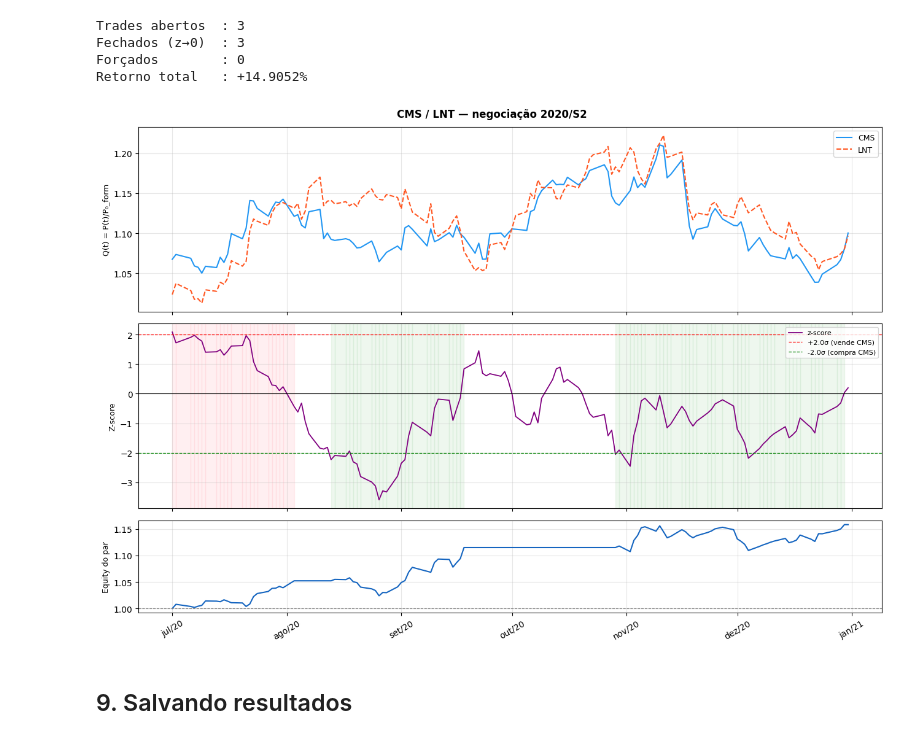
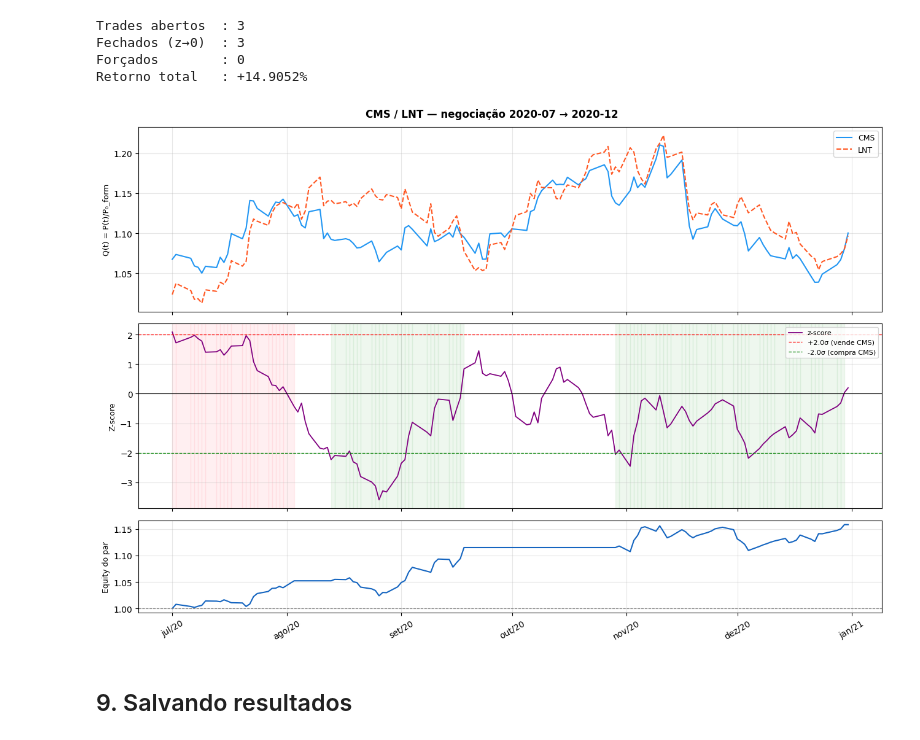
Before and after one commit to jvleichter-data/TCC-pair-trading, a Jupyter notebook: new_aproach/src/distance/pairs_trading.ipynb, the cells around one changed output. Drawn from its saved outputs; the diff is of its cells as text; code cells hidden in the pictures.

```diff
--- a/new_aproach/src/distance/pairs_trading.ipynb
+++ b/new_aproach/src/distance/pairs_trading.ipynb
@@ -533,18 +636,25 @@ Semestres positivos: 57 de 69  (83%)
 Altere as variáveis abaixo para visualizar qualquer par em qualquer janela.
 # %%
 # === Configuração: escolha o par a explorar ===
-NEGOCIACAO_ALVO = '2020/S2'   # semestre de negociação
-RANK_ALVO       = 1           # rank do par (1–20)
+NEG_INICIO_ALVO = '2020-07'   # mês inicial do período de negociação ('YYYY-MM')
+RANK_ALVO       = 1           # rank do par (1–TOP_K)
 
-# Busca o par
-par_info = pares[
-    (pares['negociacao'] == NEGOCIACAO_ALVO) &
+sel = pares[
+    (pares['negociacao_inicio'] == NEG_INICIO_ALVO) &
     (pares['rank'] == RANK_ALVO)
-].squeeze()
+]
+if sel.empty:   # a janela pedida não existe na grade atual — usa a primeira disponível
+    NEG_INICIO_ALVO = pares['negociacao_inicio'].iloc[0]
+    sel = pares[
+        (pares['negociacao_inicio'] == NEG_INICIO_ALVO) &
+        (pares['rank'] == RANK_ALVO)
+    ]
+
+par_info = sel.iloc[0]
 
 print(f"Par selecionado : {par_info['ativo1']} / {par_info['ativo2']}")
 print(f"Janela          : {par_info['janela']}")
-print(f"Negociação      : {par_info['negociacao']}")
+print(f"Negociação      : {par_info['negociacao_inicio']} → {par_info['negociacao_fim']}")
 print(f"SSD             : {par_info['ssd']:.6f}")
 print(f"Spread μ        : {par_info['spread_media']:.6f}")
 print(f"Spread σ        : {par_info['spread_desvio']:.6f}")
@@ -559,9 +669,14 @@ Spread σ        : 0.021473
 a1 = par_info['ativo1']
 a2 = par_info['ativo2']
 
-# Carrega preços
-mask_form = df['period'].isin([par_info['formacao_inicio'], par_info['formacao_fim']])
-mask_neg  = df['period'] == par_info['negociacao']
+# Carrega preços (recorte por mês calendário)
+form_inicio = pd.Period(par_info['formacao_inicio'],   freq='M')
+form_fim    = pd.Period(par_info['formacao_fim'],      freq='M')
+neg_inicio  = pd.Period(par_info['negociacao_inicio'], freq='M')
+neg_fim     = pd.Period(par_info['negociacao_fim'],    freq='M')
+
+mask_form = (meses_por_linha >= form_inicio) & (meses_por_linha <= form_fim)
+mask_neg  = (meses_por_linha >= neg_inicio)  & (meses_por_linha <= neg_fim)
 
 precos_form = df.loc[mask_form, [a1, a2]].dropna()
 precos_neg  = df.loc[mask_neg,  [a1, a2]].dropna()
@@ -586,14 +701,15 @@ Retorno total   : +14.9052%
 # %%
 if resultado is not None:
     # Preços normalizados (Q) no período de negociação
-    P0    = precos_form.iloc[0]
+    P0    = precos_form.sort_index().iloc[0]
     Q_neg = precos_neg / P0
     equity_par = (1 + resultado['retorno_diario']).cumprod()
 
     fig, axes = plt.subplots(3, 1, figsize=(13, 9), sharex=True,
                               gridspec_kw={'height_ratios': [2, 2, 1]})
-    fig.suptitle(f"{a1} / {a2} — negociação {par_info['negociacao']}",
-                 fontsize=12, fontweight='bold')
+    fig.suptitle(
+        f"{a1} / {a2} — negociação {par_info['negociacao_inicio']} → {par_info['negociacao_fim']}",
+        fontsize=12, fontweight='bold')
 
     # Painel 1: preços normalizados Q(t)
     ax1 = axes[0]
@@ -610,34 +726,34 @@ if resultado is not None:
     ax2.axhline(+DELTA, color='red',   lw=0.9, ls='--', label=f'+{DELTA}σ (vende {a1})')
     ax2.axhline(-DELTA, color='green', lw=0.9, ls='--', label=f'-{DELTA}σ (compra {a1})')
     if STOP is not None:
         ax2.axhline(+STOP, color='red',   lw=0.7, ls=':', alpha=0.5)
         ax2.axhline(-STOP, color='green', lw=0.7, ls=':', alpha=0.5)
 
     # Sombreia períodos com posição aberta
     pos = resultado['position'].values
     datas = resultado.index
     for t in range(len(pos)):
         if pos[t] != 0:
             cor = '#FFCDD2' if pos[t] == -1 else '#C8E6C9'
             ax2.axvspan(datas[t], datas[min(t+1, len(datas)-1)], alpha=0.3, color=cor)
 
     ax2.set_ylabel('Z-score', fontsize=9)
     ax2.legend(fontsize=8, loc='upper right')
     ax2.grid(alpha=0.3)
 
     # Painel 3: equity acumulada do par
     ax3 = axes[2]
     ax3.plot(equity_par.index, equity_par.values, color='#1565C0', lw=1.5)
     ax3.axhline(1, color='gray', lw=0.8, ls='--')
     ax3.set_ylabel('Equity do par', fontsize=9)
     ax3.xaxis.set_major_formatter(mdates.DateFormatter('%b/%y'))
     ax3.tick_params(axis='x', rotation=30)
     ax3.grid(alpha=0.3)
 
     plt.tight_layout()
     plt.show()
 # %% [output]
-[figure, old version]
+[figure, new version]
 # %% [markdown]
 ## 9. Salvando resultados
 # %%
```
Also changed, not shown: parts of 16 cells of this notebook, 18 other files.
